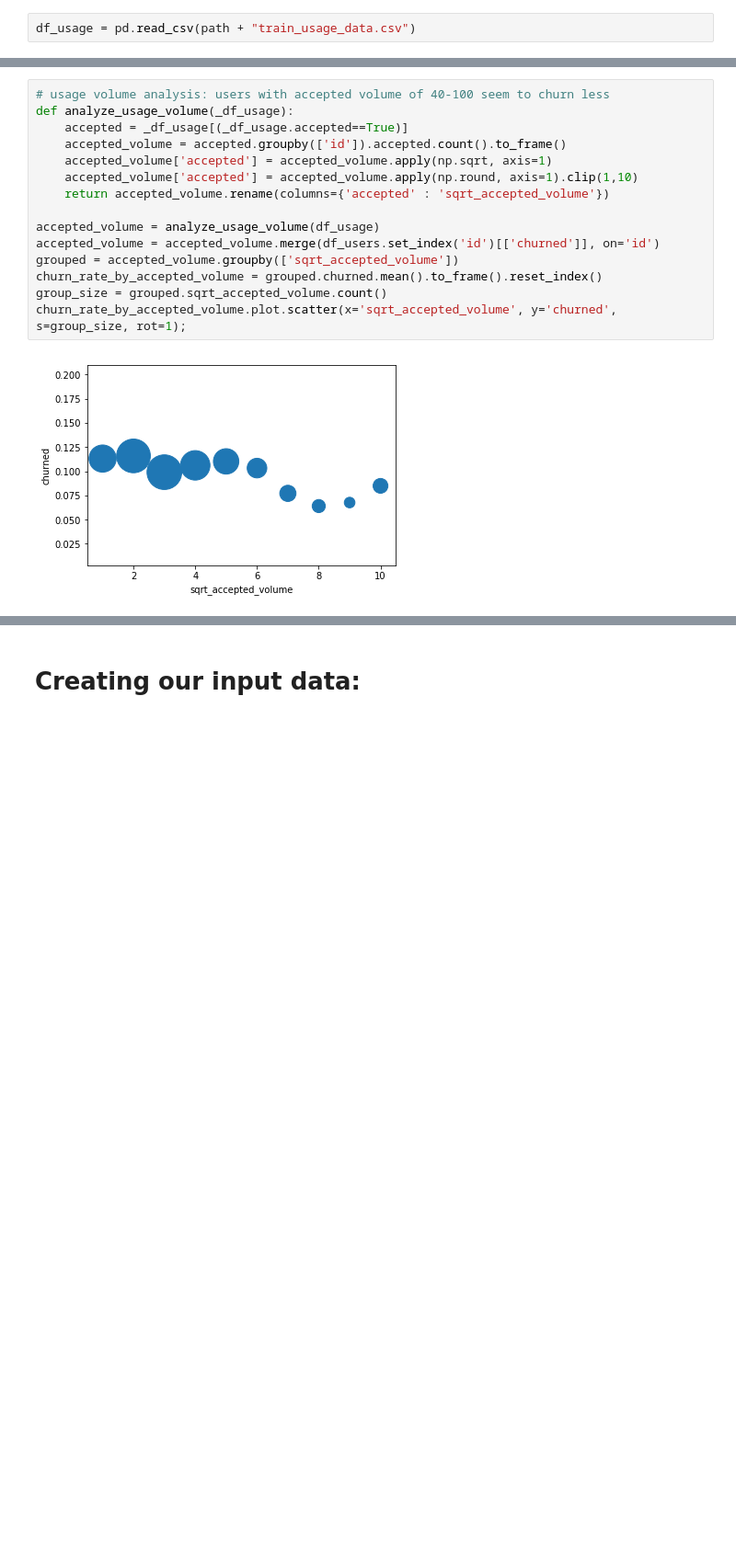
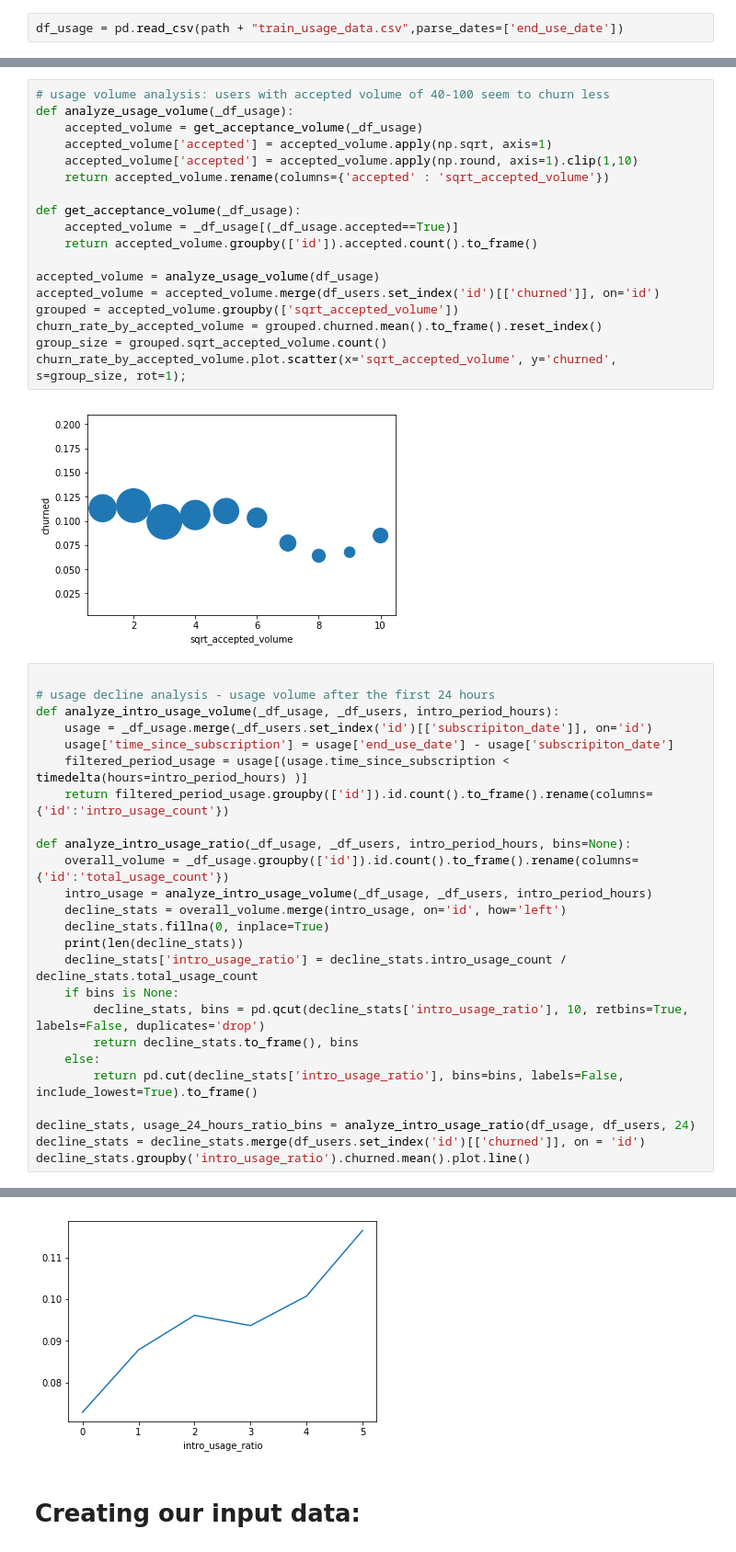
Before and after one commit to obruker/datahack, a Jupyter notebook: datahack_2018.ipynb, the cells around one changed output, grey strips where cells are left out. Shown at 92% size. Drawn from its saved outputs; the diff is of its cells as text; blank space fills up the shorter version.

Commit message:
add feature for ratio of first day usage over the week usage (f1-score: 0.2136)

```diff
--- a/datahack_2018.ipynb
+++ b/datahack_2018.ipynb
@@ -22,7 +23,7 @@ path = './'
 teamname = 'g452'
 out_name = path + teamname + '_submission.csv'
 # %%
-df_usage = pd.read_csv(path + "train_usage_data.csv")
+df_usage = pd.read_csv(path + "train_usage_data.csv",parse_dates=['end_use_date'])
 # %%
 #Looking data format and types
 df_usage.info()
@@ -223,11 +223,14 @@ print("{0} users didn't use any feature, but crop. Their churn mean rate is {1}"
 # %%
 # usage volume analysis: users with accepted volume of 40-100 seem to churn less
 def analyze_usage_volume(_df_usage):
-    accepted = _df_usage[(_df_usage.accepted==True)]
-    accepted_volume = accepted.groupby(['id']).accepted.count().to_frame()
+    accepted_volume = get_acceptance_volume(_df_usage)
     accepted_volume['accepted'] = accepted_volume.apply(np.sqrt, axis=1)
     accepted_volume['accepted'] = accepted_volume.apply(np.round, axis=1).clip(1,10)
     return accepted_volume.rename(columns={'accepted' : 'sqrt_accepted_volume'})
+
+def get_acceptance_volume(_df_usage):
+    accepted_volume = _df_usage[(_df_usage.accepted==True)]
+    return accepted_volume.groupby(['id']).accepted.count().to_frame()
 
 accepted_volume = analyze_usage_volume(df_usage)
 accepted_volume = accepted_volume.merge(df_users.set_index('id')[['churned']], on='id')
@@ -237,3 +240,29 @@ group_size = grouped.sqrt_accepted_volume.count()
 churn_rate_by_accepted_volume.plot.scatter(x='sqrt_accepted_volume', y='churned', s=group_size, rot=1);
 # %% [output]
 [figure]
+# %%
+
+# usage decline analysis - usage volume after the first 24 hours
+def analyze_intro_usage_volume(_df_usage, _df_users, intro_period_hours):
+    usage = _df_usage.merge(_df_users.set_index('id')[['subscripiton_date']], on='id')
+    usage['time_since_subscription'] = usage['end_use_date'] - usage['subscripiton_date']
+    filtered_period_usage = usage[(usage.time_since_subscription < timedelta(hours=intro_period_hours) )]
+    return filtered_period_usage.groupby(['id']).id.count().to_frame().rename(columns={'id':'intro_usage_count'})
+
+def analyze_intro_usage_ratio(_df_usage, _df_users, intro_period_hours, bins=None):
+    overall_volume = _df_usage.groupby(['id']).id.count().to_frame().rename(columns={'id':'total_usage_count'})
+    intro_usage = analyze_intro_usage_volume(_df_usage, _df_users, intro_period_hours)
+    decline_stats = overall_volume.merge(intro_usage, on='id', how='left')
+    decline_stats.fillna(0, inplace=True)
+    print(len(decline_stats))
+    decline_stats['intro_usage_ratio'] = decline_stats.intro_usage_count / decline_stats.total_usage_count
+    if bins is None:
+        decline_stats, bins = pd.qcut(decline_stats['intro_usage_ratio'], 10, retbins=True, labels=False, duplicates='drop')
+        return decline_stats.to_frame(), bins
+    else:
+        return pd.cut(decline_stats['intro_usage_ratio'], bins=bins, labels=False, include_lowest=True).to_frame()
+
+decline_stats, usage_24_hours_ratio_bins = analyze_intro_usage_ratio(df_usage, df_users, 24)
+decline_stats = decline_stats.merge(df_users.set_index('id')[['churned']], on = 'id')
+decline_stats.groupby('intro_usage_ratio').churned.mean().plot.line()
+# %% [output]
@@ -240,3 +271,4 @@ churn_rate_by_accepted_volume.plot.scatter(x='sqrt_accepted_volume', y='churned'
+[figure, added]
 # %% [markdown]
 # Creating our input data:
 # %%
```
Also changed, not shown: parts of 8 cells of this notebook, 1 other file.
